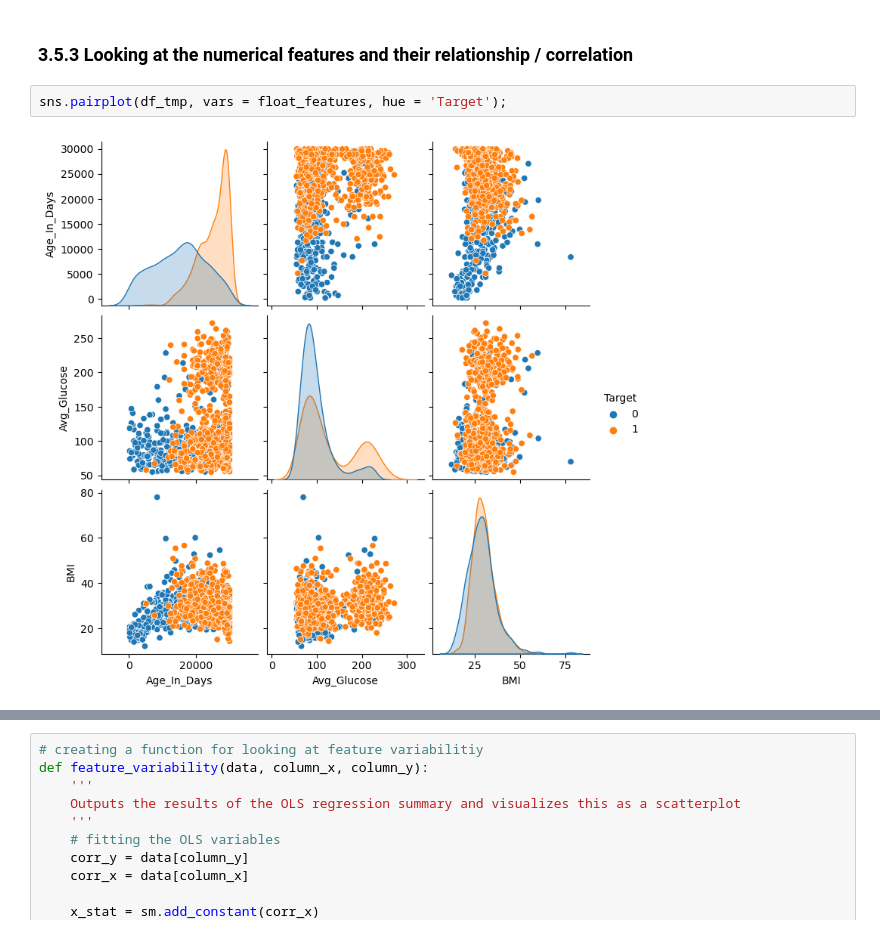
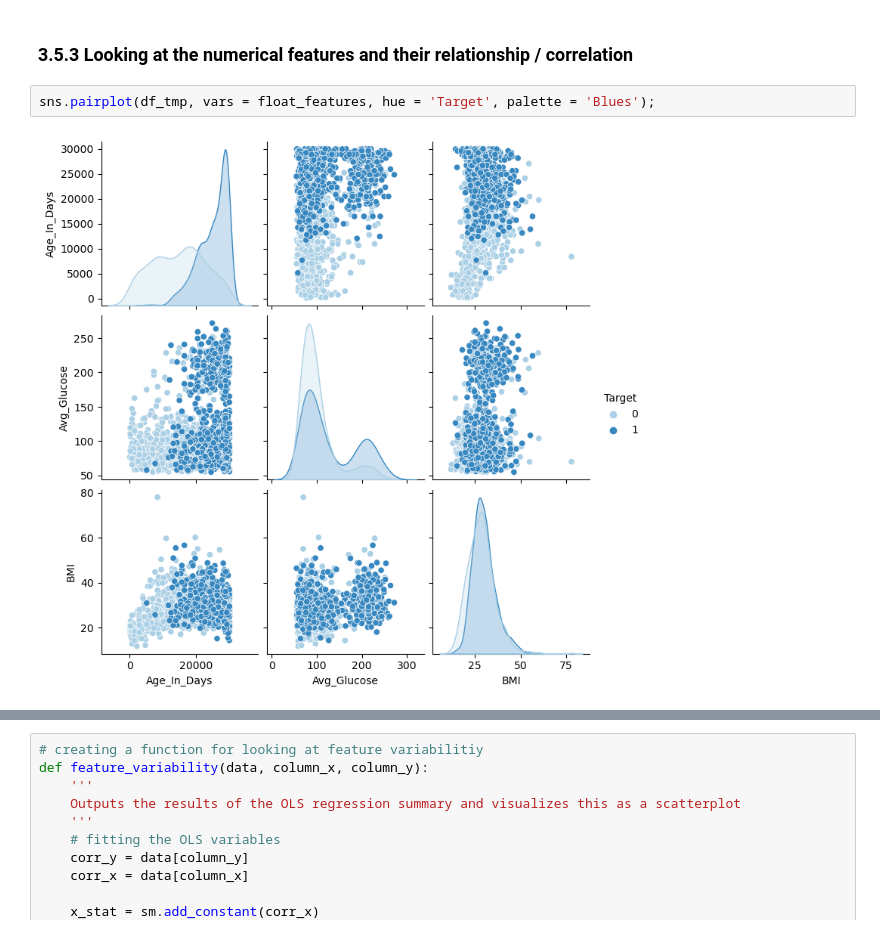
Before and after one commit to johnnys7n/Data-Scientist-Case-Study, a Jupyter notebook: Roche-Case-Study-Project.ipynb, the cells around one changed output, grey strips where cells are left out. Drawn from its saved outputs; the diff is of its cells as text.

```diff
--- a/Roche-Case-Study-Project.ipynb
+++ b/Roche-Case-Study-Project.ipynb
@@ -539,9 +555,9 @@ plt.title('Distribution of Classes (After UnderSampling the Majority)');
 # %% [markdown]
 ### 3.5.3 Looking at the numerical features and their relationship / correlation
 # %%
-sns.pairplot(df_tmp, vars = float_features, hue = 'Target');
+sns.pairplot(df_tmp, vars = float_features, hue = 'Target', palette = 'Blues');
 # %% [output]
-[figure, old version]
+[figure, new version]
 # %%
 # getting the correlation matrix for just the numerical values
 corr_mat_num = df_tmp[float_features].corr()
```
Also changed, not shown: parts of 92 cells of this notebook, 1 other file.
